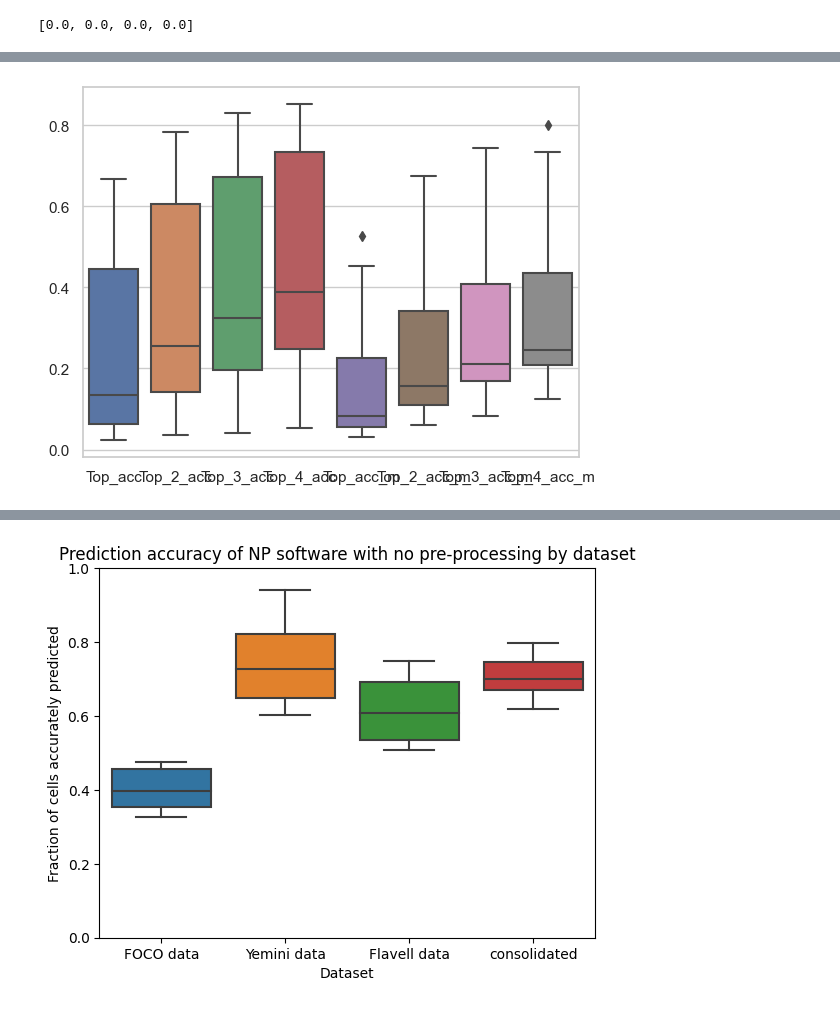
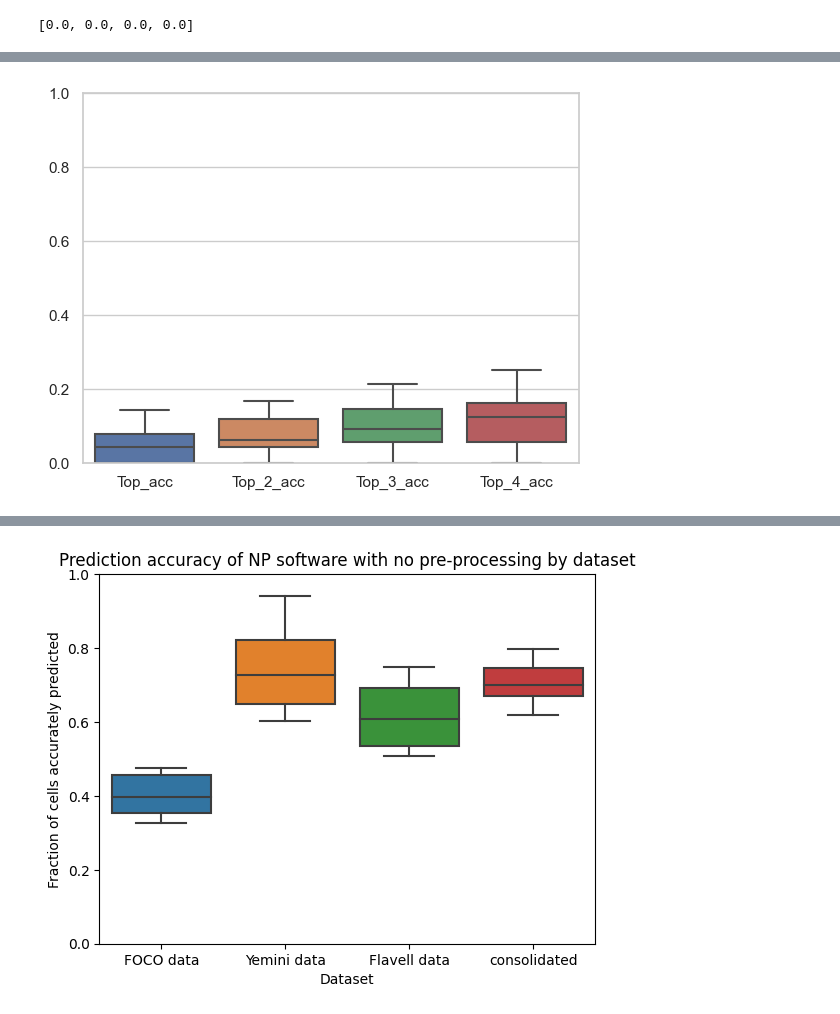
Before and after one commit to focolab/NWBelegans, a Jupyter notebook: Analysis/NWB_figures.ipynb, the cells around one changed output, grey strips where cells are left out. Saved outputs shown, nothing was run; the diff lists cells and outputs as text; code cells hidden in the pictures.

Commit message:
Added positional variance figures

```diff
--- a/Analysis/NWB_figures.ipynb
+++ b/Analysis/NWB_figures.ipynb
@@ -196,0 +352,6 @@ plot_num_heatmap(num_heatmap, df)
+# %%
+df = pd.DataFrame()
+
+for key, value in sorted(ganglia.items()):
+    print(key)
+    print(len(value))
@@ -344,7 +573,7 @@ print(scale)
 # %%
 def get_accuracy(df, results, LR= False, atlas=None):
     if not LR:
-        IDd = df.loc[pd.notna(df['ID']),:]
+        IDd = df.loc[df['ID']!='',:]
         corr1 = df.loc[df['ID']==results['autoID_1']]
         corr2 = df.loc[df['ID']==results['autoID_2']]
         corr3 = df.loc[df['ID']==results['autoID_3']]
@@ -382,7 +611,7 @@ def get_accuracy(df, results, LR= False, atlas=None):
         merged_df.rename(columns={'neuron_class': 'auto_class_4'}, inplace=True)
         merged_df.drop('ID', axis=1, inplace=True)
 
-        IDd = df.loc[pd.notna(df['ID']),:]
+        IDd = df.loc[df['ID']!='',:]
         corr1 = df.loc[df['neuron_class']==merged_df['auto_class_1']]
         corr2 = df.loc[df['neuron_class']==merged_df['auto_class_2']]
         corr3 = df.loc[df['neuron_class']==merged_df['auto_class_3']]
@@ -451,6 +680,9 @@ def plot_accuracy_paper(folder,atlas):
 
             IDd, per_ID, accs = get_accuracy(gt, autID, LR=True, atlas=atlas)
 
+            print(file)
+            print(accs[0])
+
             if all_accs is None:
                 all_accs = np.asarray(accs)
 
@@ -464,6 +696,8 @@ def plot_accuracy_paper(folder,atlas):
 
     sns.boxplot(data=df, orient='v')
 
+    plt.ylim((0,1))
+
     plt.show()
 
     return df
@@ -491,25 +731,24 @@ Yem_dataset['20190924_01']
 # %%
-def plot_accuracy(dataset, atlas):
+def plot_accuracy(dataset, csv_folder, atlas):
 
-    all_accs = np.zeros((len(dataset), 8))
+    all_accs = np.zeros((len(dataset), 4))
 
     for i, key in enumerate(dataset.keys()):
-        csv_nwb = '/Users/danielysprague/foco_lab/data/Yemini_NWB_results/'+key+'.nwb.csv'
-        csv_mat = '/Users/danielysprague/foco_lab/data/Yemini_21_results/'+key+'.csv'
-        IDd, per_ID, accs = get_accuracy(dataset[key], pd.read_csv(csv_nwb), LR=False, atlas=atlas)
-        IDd2, per_ID2, accs2 = get_accuracy(dataset[key], pd.read_csv(csv_mat),LR=False, atlas=atlas)
+        csv_nwb = csv_folder+key+'.csv'
+        IDd, per_ID, accs = get_accuracy(dataset[key], pd.read_csv(csv_nwb), LR=True, atlas=atlas)
 
         all_accs[i,:4] = np.transpose(np.asarray(accs))
-        all_accs[i,4:] = np.transpose(np.asarray(accs2))
 
-    df = pd.DataFrame(all_accs, columns=['Top_acc', 'Top_2_acc', 'Top_3_acc', 'Top_4_acc', 'Top_acc_m', 'Top_2_acc_m', 'Top_3_acc_m', 'Top_4_acc_m'])
+    df = pd.DataFrame(all_accs, columns=['Top_acc', 'Top_2_acc', 'Top_3_acc', 'Top_4_acc'])
 
     sns.boxplot(data=df, orient='v')
+
+    plt.ylim((0,1))
 
     plt.show()
 
     return df
 
-df = plot_accuracy(Yem_dataset, atlas)
+df = plot_accuracy(FOCO_dataset, '/Users/danielysprague/foco_lab/data/NWB_Ray_results_match/', atlas)
 # %% [output]
-[figure, old version]
+[figure, new version]
```
Also changed, not shown: parts of 22 cells of this notebook, 2 other files.
